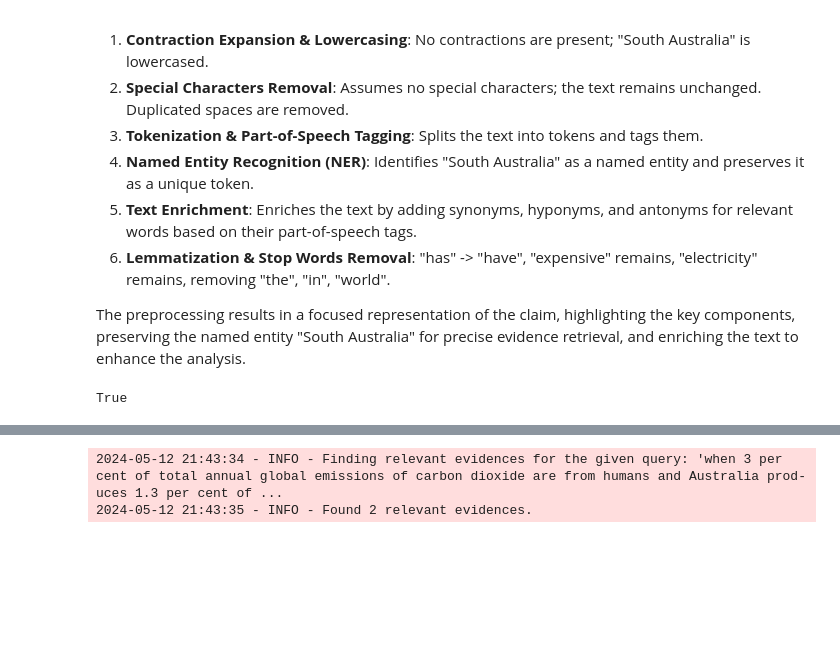
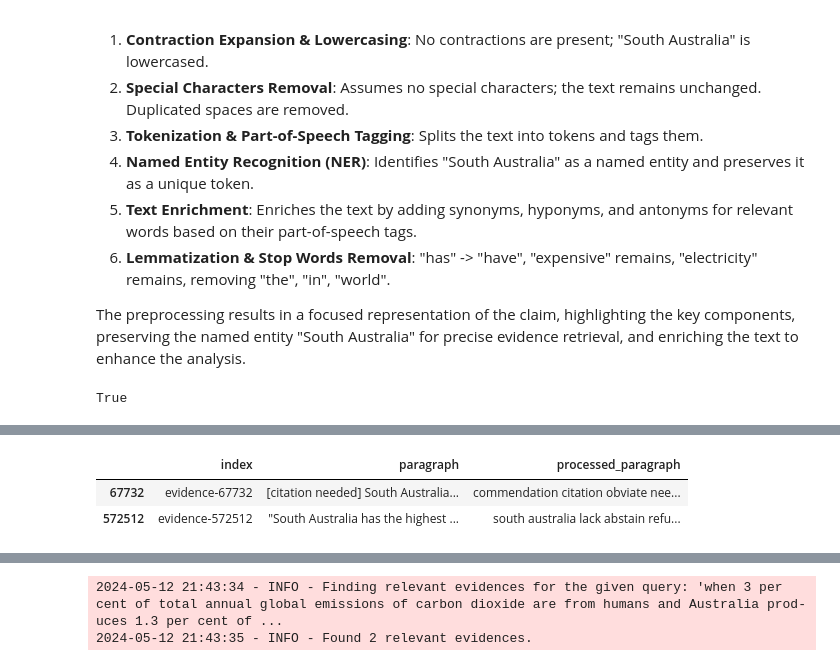
Before and after one commit to rNLKJA/Automated-Fact-Checking-System-for-Climate-Change-Claims, a Jupyter notebook: notebooks/data_preprocessing_dev.ipynb, the cells around one changed output, grey strips where cells are left out. Drawn from its saved outputs; the diff is of its cells as text; code cells hidden in the pictures; blank space fills up the shorter version.

```diff
--- a/notebooks/data_preprocessing_dev.ipynb
+++ b/notebooks/data_preprocessing_dev.ipynb
@@ -300,6 +307,7 @@ retriever.preprocess_text(claim)
 # %%
 # Example claim to retrieve evidence for
 claim = "[South Australia] has the most expensive electricity in the world."
-retriever.similarity_threshold=0.5
+retriever.similarity_threshold=0.35
 relevant_indices = retriever.find_relevant_evidences(claim)
 relevant_indices
+# %% [output]
@@ -306 +316,4 @@ relevant_indices
+|  | index | paragraph | processed_paragraph |
+| 67732 | evidence-67732 | [citation needed] South Australia... | commendation citation obviate nee... |
+| 572512 | evidence-572512 | "South Australia has the highest ... | south australia lack abstain refu... |
 # %%
```
Also changed, not shown: parts of 9 cells of this notebook.
